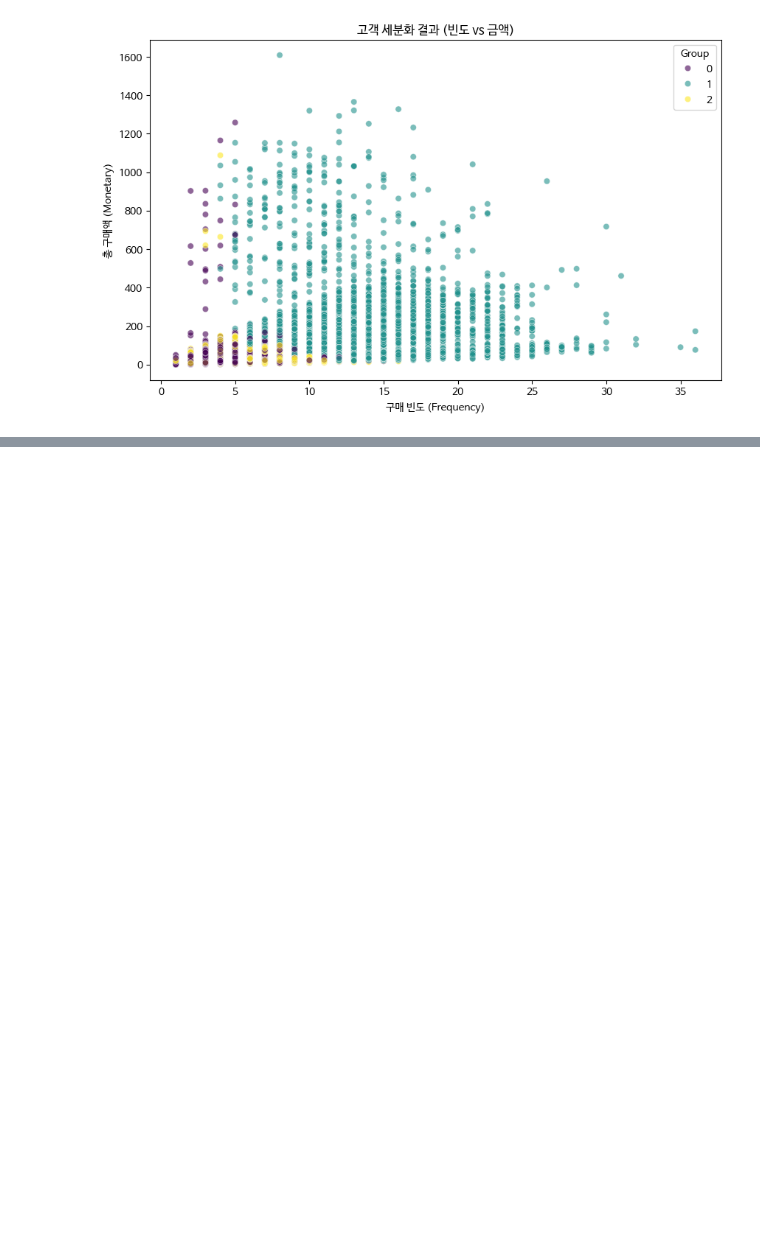
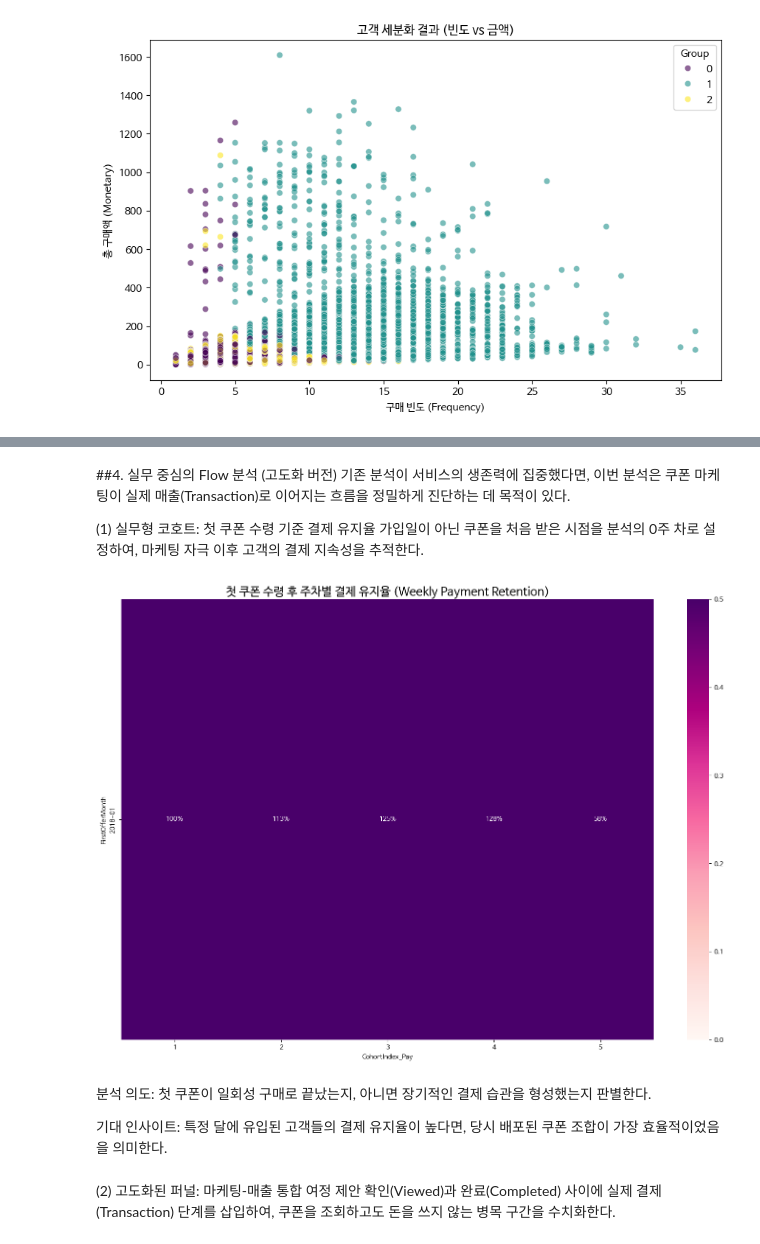
Before and after one commit to ary3120-droid/myproject, a Jupyter notebook: star0205.ipynb, the cells around one changed output, grey strips where cells are left out. Drawn from its saved outputs; the diff is of its cells as text; code cells hidden in the pictures; blank space fills up the shorter version.

```diff
--- a/star0205.ipynb
+++ b/star0205.ipynb
@@ -210,16 +218,0 @@ plt.show()
-# %%
-# 1-1. 시간 데이터 변환
-# 데이터의 실제 운영 기간을 반영하여 기준일 설정
-base_date = pd.Timestamp('2018-01-01')
-df_log['date'] = base_date + pd.to_timedelta(df_log['time'], unit='h')
-df_log['OrderMonth'] = df_log['date'].dt.to_period('M')
-
-# 1-2. 고객 가입 정보 결합
-# 프로필 데이터의 가입일을 활동 로그(df_log)에 병합
-df_log = pd.merge(df_log, profile[['id', 'became_member_on']], left_on='person', right_on='id', how='left')
-df_log['CohortMonth'] = df_log['became_member_on'].dt.to_period('M')
-
-# 1-3. 경과 주차(CohortIndex) 계산 (1주일 = 168시간)
-df_log['CohortIndex_Week'] = (df_log['time'] // 168).astype(int) + 1
-
-print("전처리 수정 완료!")
@@ -285,3 +219,40 @@ fig.show()
+# %% [markdown]
+##4. 실무 중심의 Flow 분석 (고도화 버전)
+기존 분석이 서비스의 생존력에 집중했다면, 이번 분석은 쿠폰 마케팅이 실제 매출(Transaction)로 이어지는 흐름을 정밀하게 진단하는 데 목적이 있다.
+
+(1) 실무형 코호트: 첫 쿠폰 수령 기준 결제 유지율
+가입일이 아닌 쿠폰을 처음 받은 시점을 분석의 0주 차로 설정하여, 마케팅 자극 이후 고객의 결제 지속성을 추적한다.
+# %%
+# 1-1. 고객별 첫 쿠폰 수령 월 계산
+first_offer = df_log[df_log['event'] == 'offer received'].groupby('person')['date'].min().reset_index()
+first_offer.columns = ['person', 'FirstOfferDate']
+first_offer['FirstOfferMonth'] = first_offer['FirstOfferDate'].dt.to_period('M')
+
+# 1-2. 데이터 병합 (profile 조인에 이어 portfolio 상세 정보까지 포함됨을 전제)
+df_log_offer = pd.merge(df_log, first_offer[['person', 'FirstOfferMonth']], on='person', how='left')
+
+# 실제 매출을 일으킨 결제(transaction) 데이터만 필터링
+df_pay_only = df_log_offer[df_log_offer['event'] == 'transaction'].copy()
+df_pay_only['CohortIndex_Pay'] = (df_pay_only['time'] // 168).astype(int) + 1 # 주 단위 인덱스
+
+# 1-3. 매트릭스 생성 및 시각화
+pay_cohort = df_pay_only.groupby(['FirstOfferMonth', 'CohortIndex_Pay'])['person'].nunique().reset_index()
+pay_pivot = pay_cohort.pivot(index='FirstOfferMonth', columns='CohortIndex_Pay', values='person')
+pay_retention = pay_pivot.divide(pay_pivot.iloc[:, 0], axis=0)
+
+plt.figure(figsize=(18, 12))
+plt.title('첫 쿠폰 수령 후 주차별 결제 유지율 (Weekly Payment Retention)', fontsize=18)
+sns.heatmap(pay_retention, annot=True, fmt='.0%', cmap='RdPu', vmin=0, vmax=0.5)
+plt.show()
+# %% [output]
+[figure, added]
+# %% [markdown]
+분석 의도: 첫 쿠폰이 일회성 구매로 끝났는지, 아니면 장기적인 결제 습관을 형성했는지 판별한다.
+
+기대 인사이트: 특정 달에 유입된 고객들의 결제 유지율이 높다면, 당시 배포된 쿠폰 조합이 가장 효율적이었음을 의미한다.
+# %% [markdown]
+(2) 고도화된 퍼널: 마케팅-매출 통합 여정
+제안 확인(Viewed)과 완료(Completed) 사이에 실제 결제(Transaction) 단계를 삽입하여, 쿠폰을 조회하고도 돈을 쓰지 않는 병목 구간을 수치화한다.
 # %%
 import plotly.graph_objects as go
 
```
Also changed, not shown: parts of 18 cells of this notebook.
